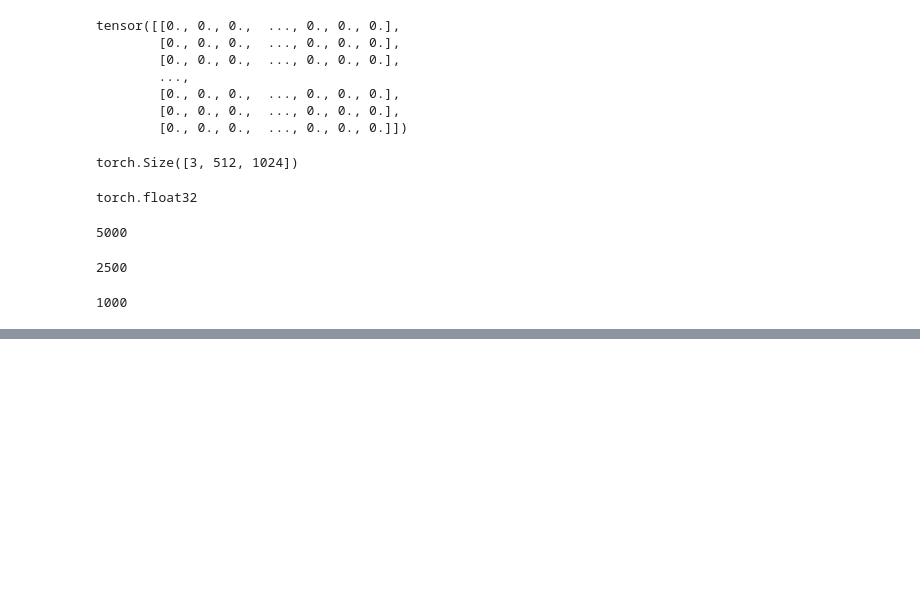
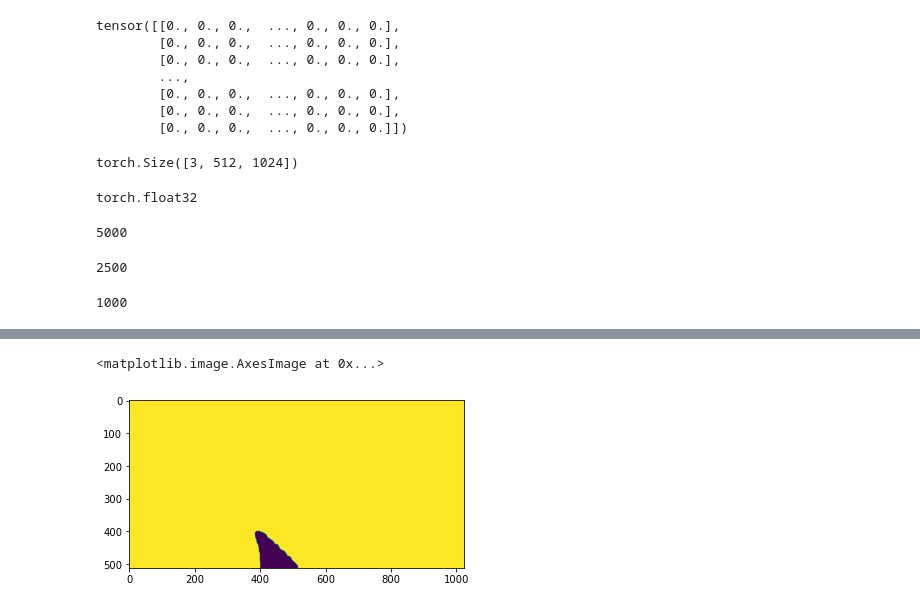
Before and after one commit to LuisWohlers/attackingSemanticSegmentation, a Jupyter notebook: Main.ipynb, the cells around one changed output, grey strips where cells are left out. Saved outputs shown, nothing was run; the diff lists cells and outputs as text; code cells hidden in the pictures; blank space fills up the shorter version.

```diff
--- a/Main.ipynb
+++ b/Main.ipynb
@@ -93,5 +93,5 @@ model_path = "/home/physik/Model_16122022_1"
 # %%
-model = Model.UNet(num_classes=3,p_dropout=0.5)#,img_size=(256,512))#,enc_channels=(3,64,128,256,512,1024),dec_channels=(1024,512,256,128,64),img_size=(512,1024))
+model = Model.UNet(num_classes=3,p_dropout=0.3)#,img_size=(256,512))#,enc_channels=(3,64,128,256,512,1024),dec_channels=(1024,512,256,128,64),img_size=(512,1024))
 # %%
 model = model.to('cuda')
 # %%
@@ -130,5 +152,8 @@ prediction[2].shape
 # %%
-#torch.max(traindata[0][1])
+plt.imshow(prediction[1][0][2].cpu().detach().numpy())
+# %% [output]
+<matplotlib.image.AxesImage at 0x...>
+[figure, added]
 # %%
 result = torch.sigmoid(model(valdata[v][0].unsqueeze(0).to('cuda')))
 # %%
```
Also changed, not shown: parts of 9 cells of this notebook, 3 other files.
